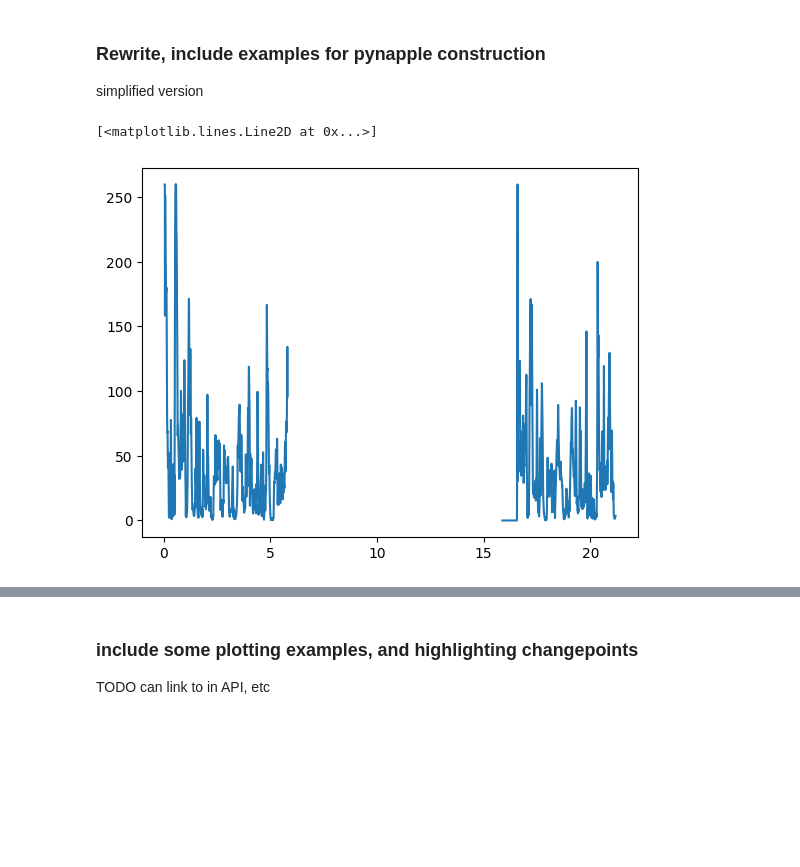
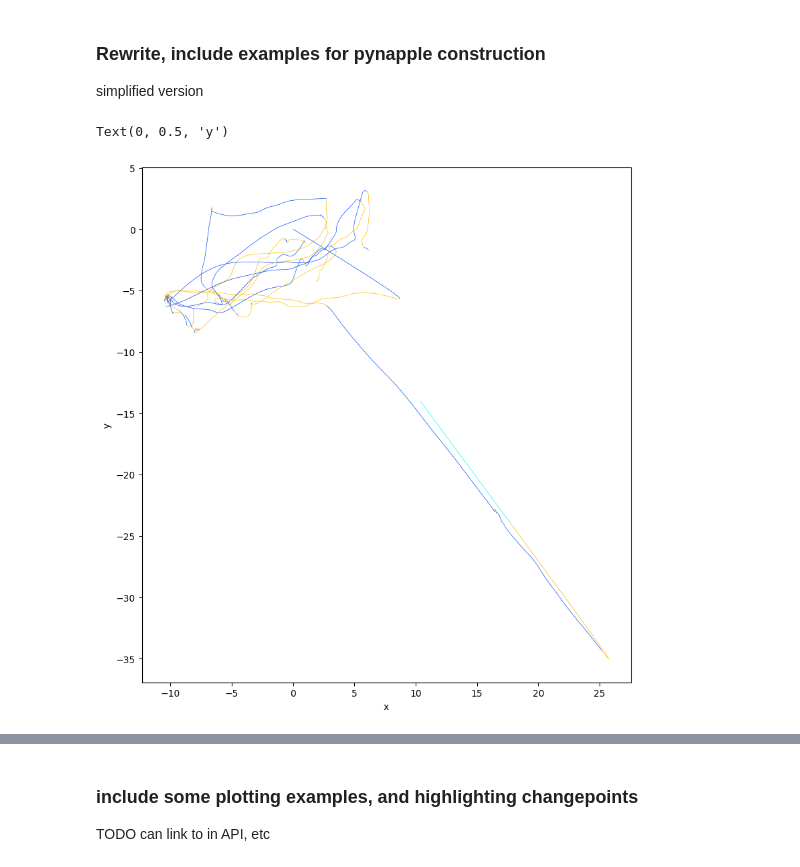
Before and after one commit to Akseli-Ilmanen/EthoGraph, a Jupyter notebook: examples/create_dataset_Moll25.ipynb, the cells around one changed output, grey strips where cells are left out. Drawn from its saved outputs; the diff is of its cells as text; code cells hidden in the pictures; blank space fills up the shorter version.

```diff
--- a/examples/create_dataset_Moll25.ipynb
+++ b/examples/create_dataset_Moll25.ipynb
@@ -321,16 +321,21 @@ trials.save(os.path.join(out, "trials"))
 angle_rgb.save(os.path.join(out, "beakTip_angle_rgb"))
 speed_troughs.save(os.path.join(out, "beakTip_speed_troughs"))
 # %%
-fig, ax = plt.subplots(figsize=(10, 3))
+from matplotlib.collections import LineCollection
 
-ax.plot(angle_rgb.t, angle_rgb.d[:, 0], color="r", label="R")
-ax.plot(angle_rgb.t, angle_rgb.d[:, 1], color="g", label="G")
-ax.plot(angle_rgb.t, angle_rgb.d[:, 2], color="b", label="B")
+xy = position_tdf[["x", "y"]].values
+colors = angle_rgb.values / 255.0 if angle_rgb.values.max() > 1.0 else angle_rgb.values
 
-ax.set_xlabel("Time (s)")
-ax.set_ylabel("RGB value")
-ax.legend()
-plt.show()
+segments = np.stack([xy[:-1], xy[1:]], axis=1)  # (N-1, 2, 2)
+
+lc = LineCollection(segments, colors=colors[:-1], linewidths=0.5)
+
+fig, ax = plt.subplots(figsize=(10, 10))
+ax.add_collection(lc)
+ax.autoscale()
+ax.set_aspect("equal")
+ax.set_xlabel("x")
+ax.set_ylabel("y")
 # %% [output]
-[<matplotlib.lines.Line2D at 0x...>]
+Text(0, 0.5, 'y')
-[figure, old version]
+[figure, new version]
```
Also changed, not shown: parts of 4 cells of this notebook, 37 other files.
